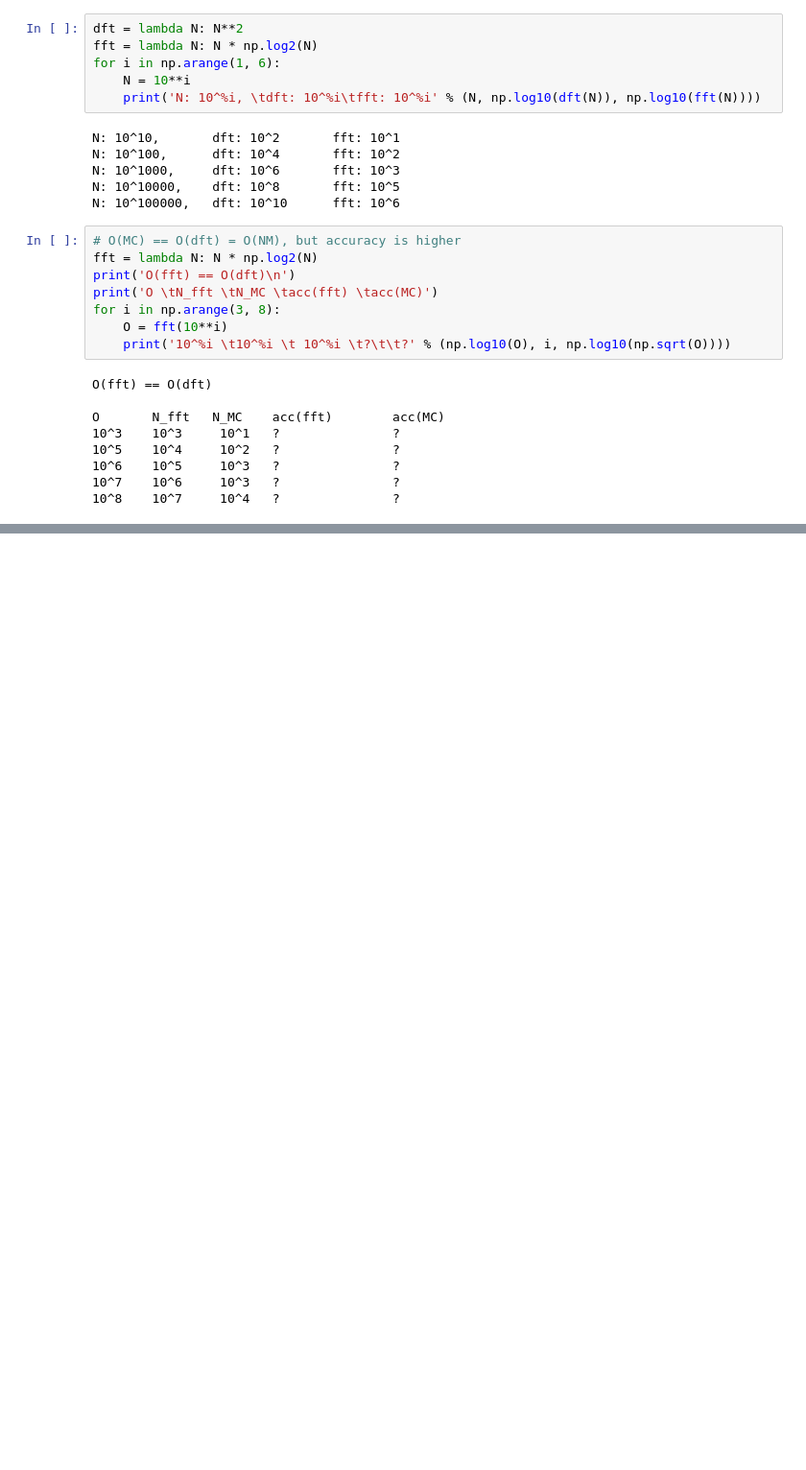
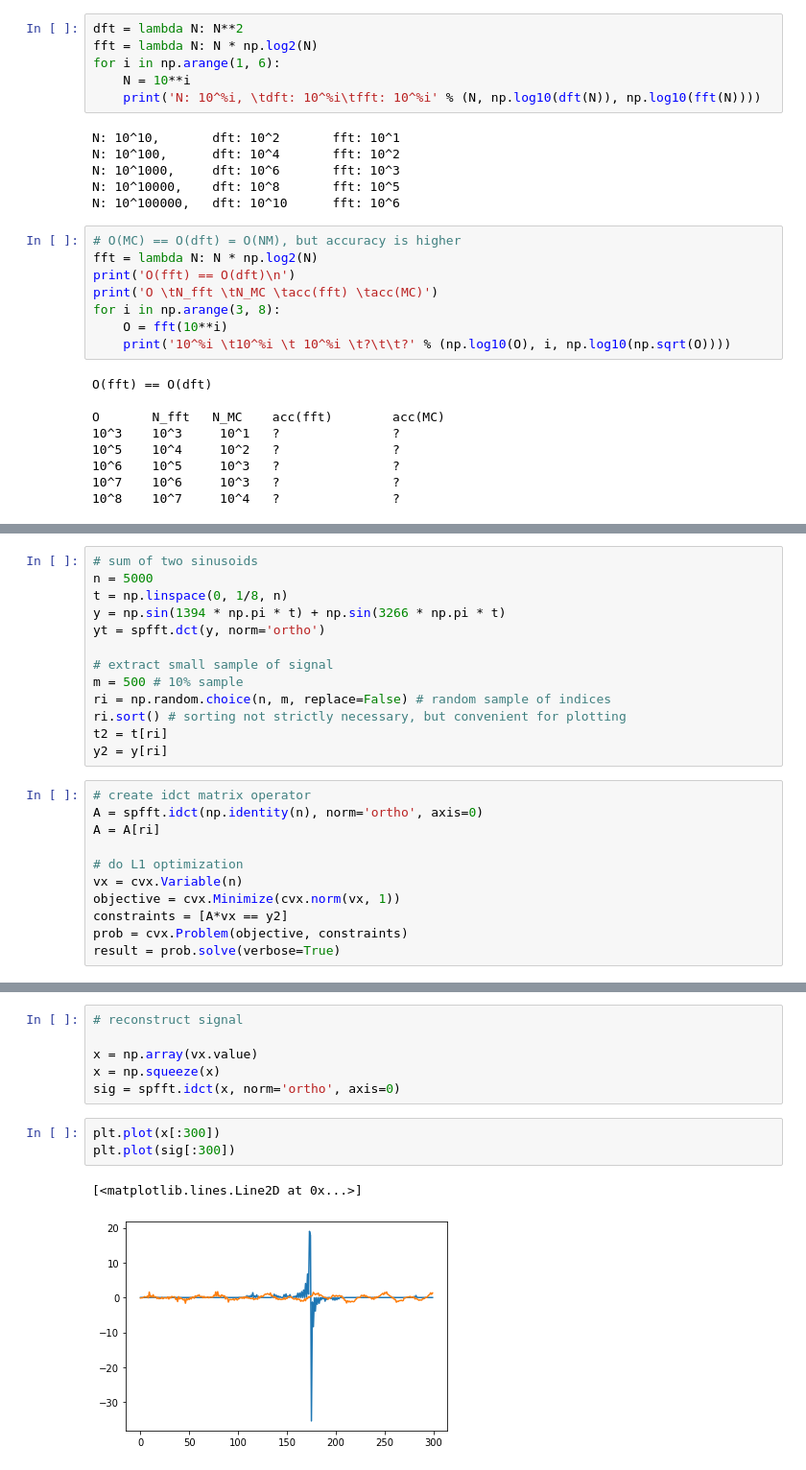
Before and after one commit to voschezang/Holographic-Projector-Simulations, a Jupyter notebook: dft-dct.ipynb, the cells around one changed output, grey strips where cells are left out. Shown at 96% size. Cells and saved outputs as stored; diff of their text form; blank space fills up the shorter version.

```diff
--- a/dft-dct.ipynb
+++ b/dft-dct.ipynb
@@ -59,0 +89,24 @@ O       N_fft   N_MC    acc(fft)        acc(MC)
+# %%
+# sum of two sinusoids
+n = 5000
+t = np.linspace(0, 1/8, n)
+y = np.sin(1394 * np.pi * t) + np.sin(3266 * np.pi * t)
+yt = spfft.dct(y, norm='ortho')
+
+# extract small sample of signal
+m = 500 # 10% sample
+ri = np.random.choice(n, m, replace=False) # random sample of indices
+ri.sort() # sorting not strictly necessary, but convenient for plotting
+t2 = t[ri]
+y2 = y[ri]
+# %%
+# create idct matrix operator
+A = spfft.idct(np.identity(n), norm='ortho', axis=0)
+A = A[ri]
+
+# do L1 optimization
+vx = cvx.Variable(n)
+objective = cvx.Minimize(cvx.norm(vx, 1))
+constraints = [A*vx == y2]
+prob = cvx.Problem(objective, constraints)
+result = prob.solve(verbose=True)
@@ -59,0 +131,12 @@ O       N_fft   N_MC    acc(fft)        acc(MC)
+# %%
+# reconstruct signal
+
+x = np.array(vx.value)
+x = np.squeeze(x)
+sig = spfft.idct(x, norm='ortho', axis=0)
+# %%
+plt.plot(x[:300])
+plt.plot(sig[:300])
+# %% [output]
+[<matplotlib.lines.Line2D at 0x...>]
+[figure, added]
```
Also changed, not shown: parts of 6 cells of this notebook, 4 other files.
